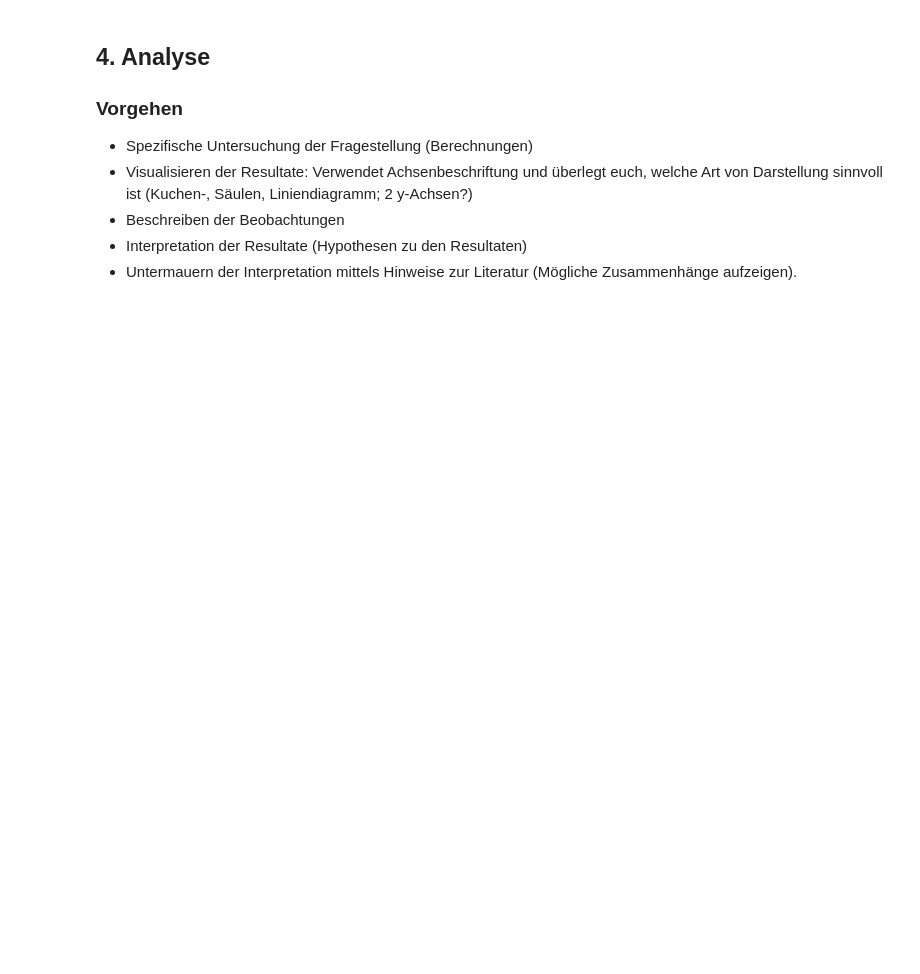
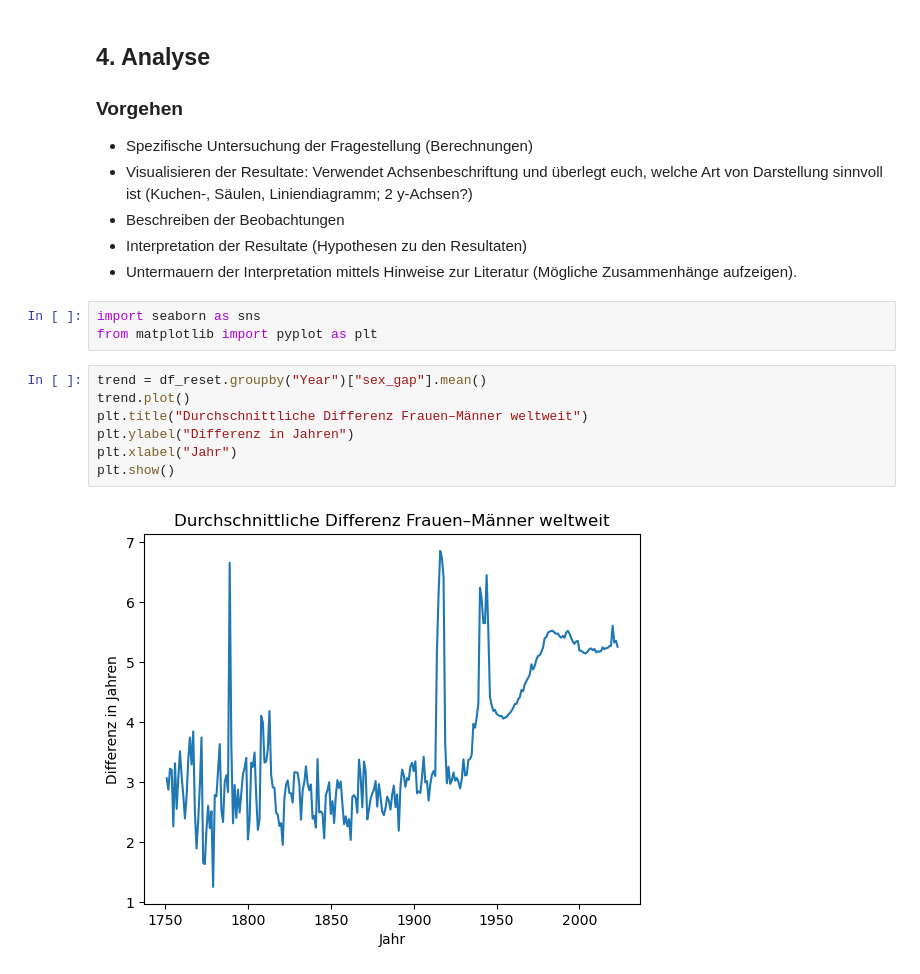
Before and after one commit to trifumar/LN-Informatik-, a Jupyter notebook: Python-LN.ipynb, the cells around one changed output. Saved outputs shown, nothing was run; the diff lists cells and outputs as text; blank space fills up the shorter version.

```diff
--- a/Python-LN.ipynb
+++ b/Python-LN.ipynb
@@ -199,3 +286,15 @@ sex  country  year  life_expectancy_female  life_expectancy_male  difference
 - Beschreiben der Beobachtungen
 - Interpretation der Resultate (Hypothesen zu den Resultaten)
 - Untermauern der Interpretation mittels Hinweise zur Literatur (Mögliche Zusammenhänge aufzeigen).
+# %%
+import seaborn as sns
+from matplotlib import pyplot as plt
+# %%
+trend = df_reset.groupby("Year")["sex_gap"].mean()
+trend.plot()
+plt.title("Durchschnittliche Differenz Frauen–Männer weltweit")
+plt.ylabel("Differenz in Jahren")
+plt.xlabel("Jahr")
+plt.show()
+# %% [output]
+[figure, added]
```
Also changed, not shown: parts of 15 cells of this notebook.
